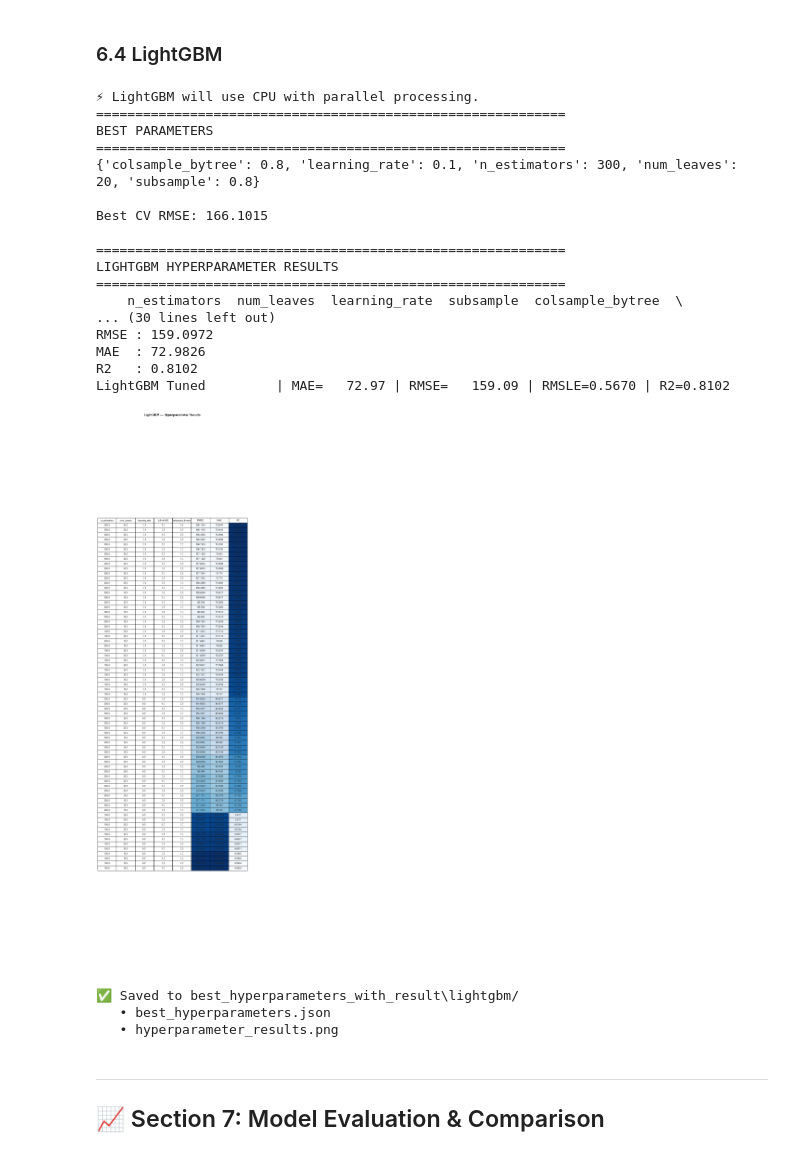
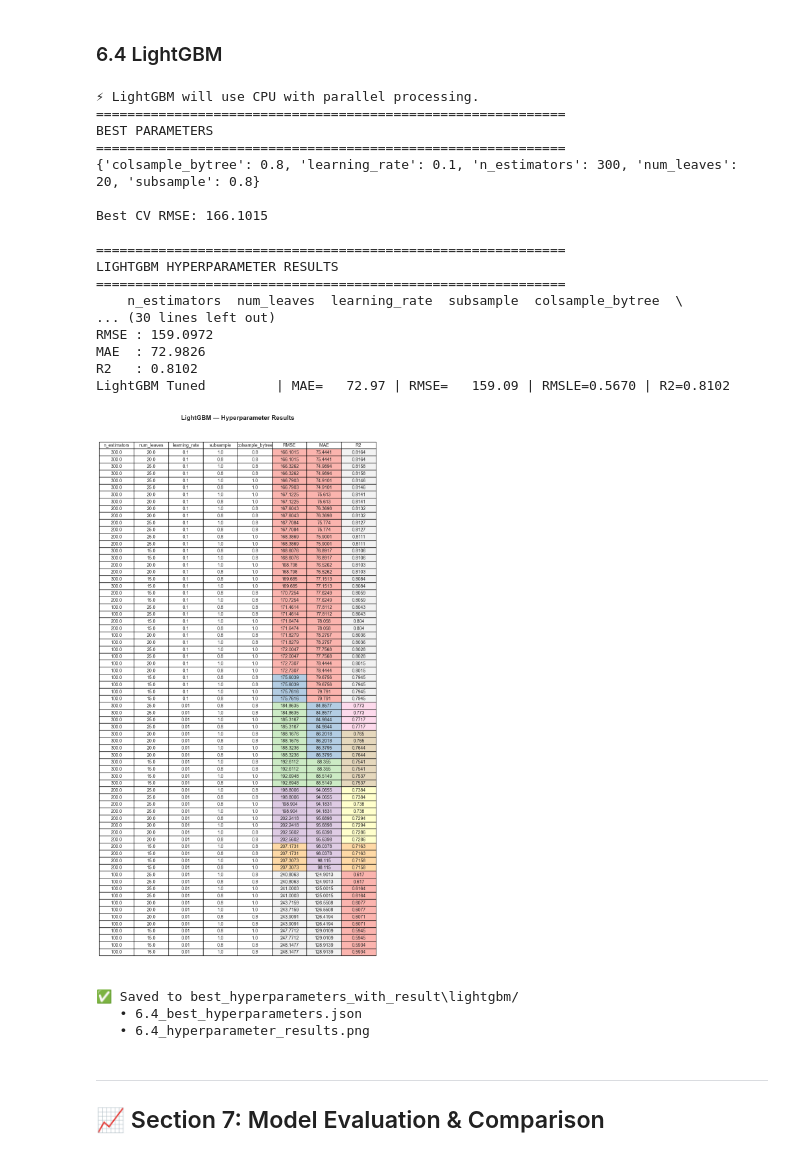
Before and after one commit to sandipan-ds/restaurant_inventory_optimzation, a Jupyter notebook: notebook/demand_forecasting.ipynb, the cells around one changed output. Saved outputs shown, nothing was run; the diff lists cells and outputs as text; code cells hidden in the pictures.

```diff
--- a/notebook/demand_forecasting.ipynb
+++ b/notebook/demand_forecasting.ipynb
@@ -1367,7 +1419,7 @@ best_params['test_rmse'] = round(test_rmse, 4)
 best_params['test_mae'] = round(test_mae, 4)
 best_params['test_r2'] = round(test_r2, 4)
 
-with open(os.path.join(save_dir, 'best_hyperparameters.json'), 'w') as f:
+with open(os.path.join(save_dir, '6,2_best_hyperparameters.json'), 'w') as f:
     json.dump(best_params, f, indent=4)
 
 # ── Save styled table as PNG ──
@@ -1386,7 +1438,7 @@ table.scale(1.2, 1.8)
 
 # Apply blue gradient to cells
 import matplotlib.colors as mcolors
-cmap = plt.cm.Blues
+cmap = plt.cm.Pastel1
 
 for col_idx, col in enumerate(results_table.columns):
     if col in ['RMSE', 'MAE', 'R2']:
@@ -1397,12 +1449,12 @@ for col_idx, col in enumerate(results_table.columns):
             table[row_idx + 1, col_idx].set_facecolor(color)
 
 plt.title('Random Forest — Hyperparameter Results', fontsize=14, fontweight='bold', pad=20)
-plt.savefig(os.path.join(save_dir, 'hyperparameter_results.png'), dpi=150, bbox_inches='tight')
+plt.savefig(os.path.join(save_dir, '6.2_hyperparameter_results.png'), dpi=150, bbox_inches='tight')
 plt.show()
 
 print(f"\n✅ Saved to {save_dir}/")
-print(f"   • best_hyperparameters.json")
-print(f"   • hyperparameter_results.png")
+print(f"   • 6.2_best_hyperparameters.json")
+print(f"   • 6.2_hyperparameter_results.png")
 # %% [output]
 Fitting 5 folds for each of 16 candidates, totalling 80 fits
 ============================================================
@@ -1567,11 +1619,11 @@ best_params['test_rmse'] = round(test_rmse, 4)
 best_params['test_mae'] = round(test_mae, 4)
 best_params['test_r2'] = round(test_r2, 4)
 
-with open(os.path.join(save_dir, 'best_hyperparameters.json'), 'w') as f:
+with open(os.path.join(save_dir, '6.3_best_hyperparameters.json'), 'w') as f:
     json.dump(best_params, f, indent=4)
 
 # ── Save styled table as PNG ──
-fig, ax = plt.subplots(figsize=(10, len(results_table) * 0.6 + 1))
+fig, ax = plt.subplots(figsize=(10, len(results_table) * 0.3))
 ax.axis('off')
 
 table = ax.table(
@@ -1582,10 +1634,10 @@ table = ax.table(
 )
 table.auto_set_font_size(False)
 table.set_fontsize(10)
-table.scale(1.2, 1.8)
+table.scale(1.1, 1.3)
 
 # Apply blue gradient to cells
-cmap = plt.cm.Blues
+cmap = plt.cm.Pastel1
 
 for col_idx, col in enumerate(results_table.columns):
     if col in ['RMSE', 'MAE', 'R2']:
@@ -1596,12 +1648,12 @@ for col_idx, col in enumerate(results_table.columns):
             table[row_idx + 1, col_idx].set_facecolor(color)
 
 plt.title('XGBoost — Hyperparameter Results', fontsize=14, fontweight='bold', pad=20)
-plt.savefig(os.path.join(save_dir, 'hyperparameter_results.png'), dpi=150, bbox_inches='tight')
+plt.savefig(os.path.join(save_dir, '6.3_hyperparameter_results.png'), dpi=150, bbox_inches='tight')
 plt.show()
 
 print(f"\n✅ Saved to {save_dir}/")
-print(f"   • best_hyperparameters.json")
-print(f"   • hyperparameter_results.png")
+print(f"   • 6.3_best_hyperparameters.json")
+print(f"   • 6.3_hyperparameter_results.png")
 # %% [output]
 XGBoost will run on CPU parallelisation.
 Fitting 5 folds for each of 72 candidates, totalling 360 fits
@@ -1782,11 +1834,11 @@ best_params['test_rmse'] = round(test_rmse, 4)
 best_params['test_mae'] = round(test_mae, 4)
 best_params['test_r2'] = round(test_r2, 4)
 
-with open(os.path.join(save_dir, 'best_hyperparameters.json'), 'w') as f:
+with open(os.path.join(save_dir, '6.4_best_hyperparameters.json'), 'w') as f:
     json.dump(best_params, f, indent=4)
 
 # ── Save styled table as PNG ──
-fig, ax = plt.subplots(figsize=(10, len(results_table) * 0.6 + 1))
+fig, ax = plt.subplots(figsize=(10, len(results_table) * 0.3))
 ax.axis('off')
 
 table = ax.table(
@@ -1797,49 +1849,49 @@ table = ax.table(
 )
 table.auto_set_font_size(False)
 table.set_fontsize(10)
-table.scale(1.2, 1.8)
+table.scale(1.1, 1.3)
 
 # Apply blue gradient to cells
 import matplotlib.colors as mcolors
-cmap = plt.cm.Blues
+cmap = plt.cm.Pastel1
 
 for col_idx, col in enumerate(results_table.columns):
     if col in ['RMSE', 'MAE', 'R2']:
         values = results_table[col].values.astype(float)
         norm = mcolors.Normalize(vmin=values.min(), vmax=values.max())
         for row_idx, val in enumerate(values):
             color = cmap(norm(val))
             table[row_idx + 1, col_idx].set_facecolor(color)
 
 plt.title('LightGBM — Hyperparameter Results', fontsize=14, fontweight='bold', pad=20)
-plt.savefig(os.path.join(save_dir, 'hyperparameter_results.png'), dpi=150, bbox_inches='tight')
+plt.savefig(os.path.join(save_dir, '6.4_hyperparameter_results.png'), dpi=150, bbox_inches='tight')
 plt.show()
 
 print(f"\n✅ Saved to {save_dir}/")
-print(f"   • best_hyperparameters.json")
-print(f"   • hyperparameter_results.png")
+print(f"   • 6.4_best_hyperparameters.json")
+print(f"   • 6.4_hyperparameter_results.png")
 # %% [output]
 ⚡ LightGBM will use CPU with parallel processing.
 ============================================================
 BEST PARAMETERS
 ============================================================
 {'colsample_bytree': 0.8, 'learning_rate': 0.1, 'n_estimators': 300, 'num_leaves': 20, 'subsample': 0.8}
 
 Best CV RMSE: 166.1015
 
 ============================================================
 LIGHTGBM HYPERPARAMETER RESULTS
 ============================================================
     n_estimators  num_leaves  learning_rate  subsample  colsample_bytree  \
 ... (30 lines left out)
 RMSE : 159.0972
 MAE  : 72.9826
 R2   : 0.8102
 LightGBM Tuned         | MAE=   72.97 | RMSE=   159.09 | RMSLE=0.5670 | R2=0.8102
-[figure, old version]
+[figure, new version]
 ✅ Saved to best_hyperparameters_with_result\lightgbm/
-   • best_hyperparameters.json
-   • hyperparameter_results.png
+   • 6.4_best_hyperparameters.json
+   • 6.4_hyperparameter_results.png
 # %% [markdown]
 ---
 ## 📈 Section 7: Model Evaluation & Comparison
```
Also changed, not shown: parts of 26 cells of this notebook, 32 other files.
